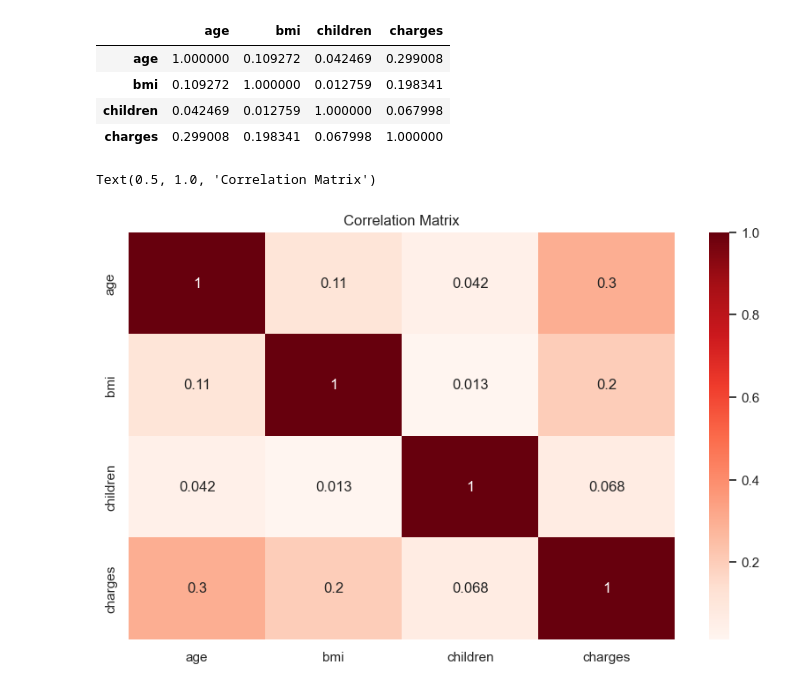
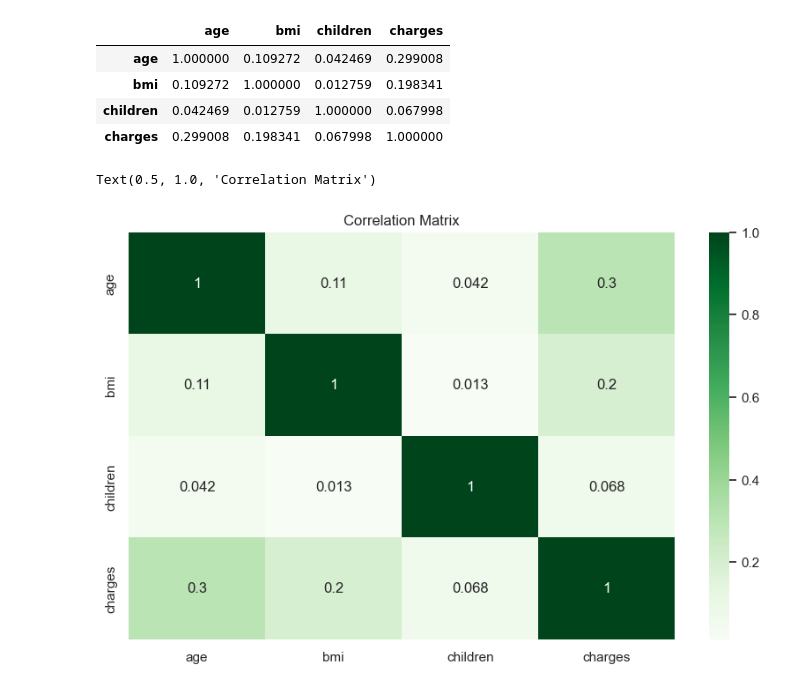
Before and after one commit to gachempa/KRBV0723, a Jupyter notebook: MachineLearning/ML-MedicalCharges.ipynb, the cells around one changed output. Drawn from its saved outputs; the diff is of its cells as text; code cells hidden in the pictures.

```diff
--- a/MachineLearning/ML-MedicalCharges.ipynb
+++ b/MachineLearning/ML-MedicalCharges.ipynb
@@ -248,8 +248,8 @@ medical_df.corr(numeric_only=True)
 | children | 0.042469 | 0.012759 | 1.000000 | 0.067998 |
 | charges | 0.299008 | 0.198341 | 0.067998 | 1.000000 |
 # %%
-sns.heatmap(medical_df.corr(numeric_only=True),cmap='Reds',annot=True)
+sns.heatmap(medical_df.corr(numeric_only=True),cmap='Greens',annot=True)
 plt.title('Correlation Matrix')
 # %% [output]
 Text(0.5, 1.0, 'Correlation Matrix')
-[figure, old version]
+[figure, new version]
```
Also changed, not shown: parts of 8 cells of this notebook.
